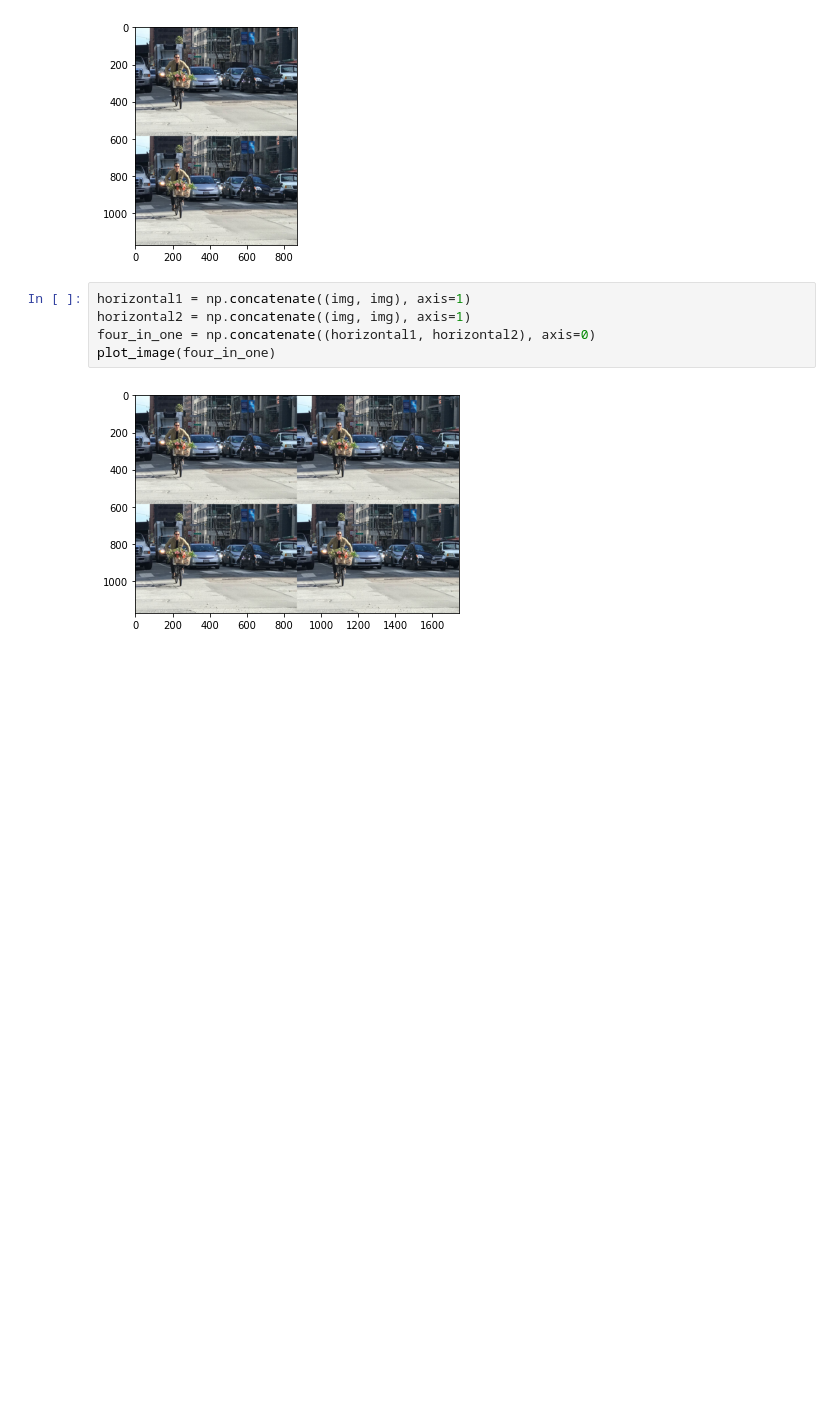
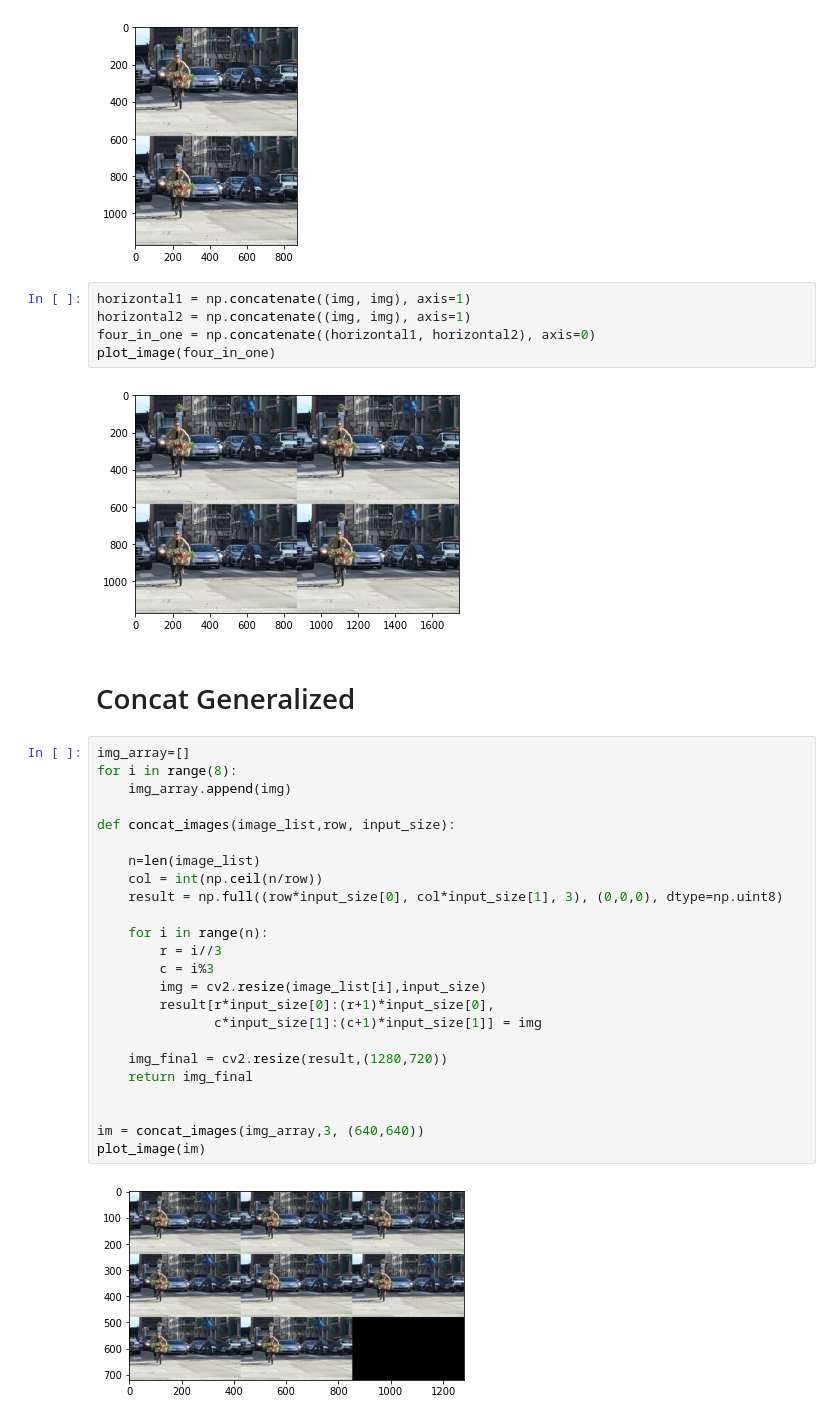
Before and after one commit to ShakhrulSiam268/Useful-Tools, a Jupyter notebook: OpenCV/OpenCV.ipynb, the cells around one changed output. Saved outputs shown, nothing was run; the diff lists cells and outputs as text; blank space fills up the shorter version.

Commit message:
concat generalized

```diff
--- a/OpenCV/OpenCV.ipynb
+++ b/OpenCV/OpenCV.ipynb
@@ -121,3 +121,31 @@ four_in_one = np.concatenate((horizontal1, horizontal2), axis=0)
 plot_image(four_in_one)
 # %% [output]
 [figure]
+# %% [markdown]
+# Concat  Generalized
+# %%
+img_array=[]
+for i in range(8):
+    img_array.append(img)
+
+def concat_images(image_list,row, input_size):
+
+    n=len(image_list)
+    col = int(np.ceil(n/row))
+    result = np.full((row*input_size[0], col*input_size[1], 3), (0,0,0), dtype=np.uint8)
+
+    for i in range(n):
+        r = i//3
+        c = i%3
+        img = cv2.resize(image_list[i],input_size)
+        result[r*input_size[0]:(r+1)*input_size[0],
+               c*input_size[1]:(c+1)*input_size[1]] = img
+
+    img_final = cv2.resize(result,(1280,720))
+    return img_final
+
+
+im = concat_images(img_array,3, (640,640))
+plot_image(im)
+# %% [output]
+[figure, added]
```
